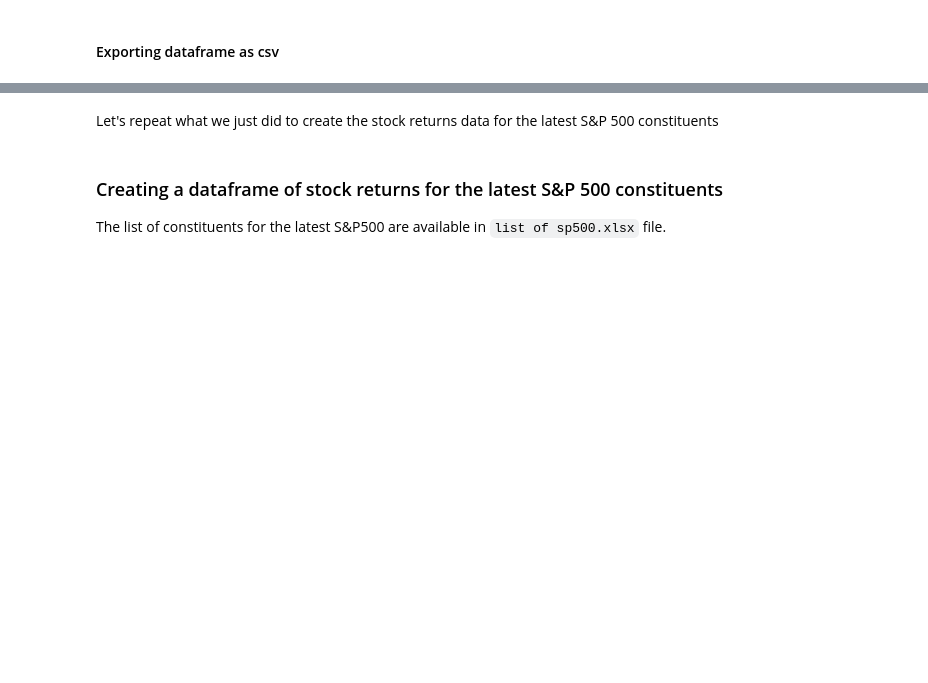
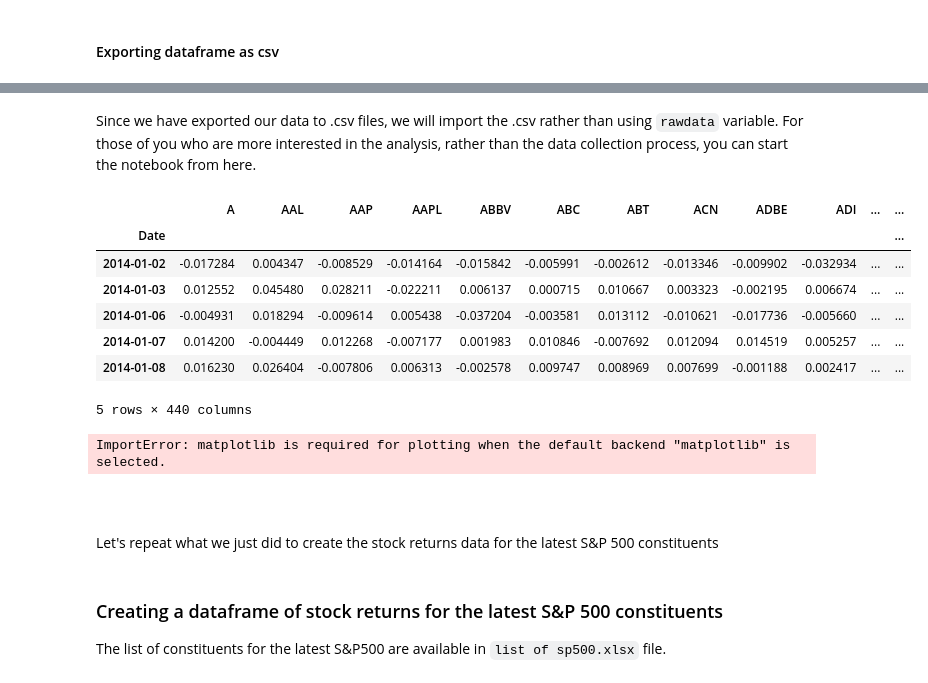
Before and after one commit to Sungbinyouk/UCSB-PSTAT234-2021S-Final-Project-Stock, a Jupyter notebook: Examining Monday Effect.ipynb, the cells around one changed output, grey strips where cells are left out. Drawn from its saved outputs; the diff is of its cells as text; code cells hidden in the pictures; blank space fills up the shorter version.

```diff
--- a/Examining Monday Effect.ipynb
+++ b/Examining Monday Effect.ipynb
@@ -198,3 +272,27 @@ stacked_rawdata.to_csv('SP500_2014_2017_stacked.csv')
+# %% [markdown]
+Since we have exported our data to .csv files, we will import the .csv rather than using `rawdata` variable. For those of you who are more interested in the analysis, rather than the data collection process, you can start the notebook from here.
+# %%
+# We will the log returns of the constituents and dropping the industry level
+multilevel = pd.read_csv('SP500_2014_2017_multilevel.csv', header=[0,1,2], index_col=0)
+logret = multilevel['logreturn'].droplevel(0, axis =1)
+logret.head()
+# %% [output]
+|  | A | AAL | AAP | AAPL | ABBV | ABC | ABT | ACN | ADBE | ADI | ... | ... |
+| Date |  |  |  |  |  |  |  |  |  |  |  | ... |
+| 2014-01-02 | -0.017284 | 0.004347 | -0.008529 | -0.014164 | -0.015842 | -0.005991 | -0.002612 | -0.013346 | -0.009902 | -0.032934 | ... | ... |
+| 2014-01-03 | 0.012552 | 0.045480 | 0.028211 | -0.022211 | 0.006137 | 0.000715 | 0.010667 | 0.003323 | -0.002195 | 0.006674 | ... | ... |
+| 2014-01-06 | -0.004931 | 0.018294 | -0.009614 | 0.005438 | -0.037204 | -0.003581 | 0.013112 | -0.010621 | -0.017736 | -0.005660 | ... | ... |
+| 2014-01-07 | 0.014200 | -0.004449 | 0.012268 | -0.007177 | 0.001983 | 0.010846 | -0.007692 | 0.012094 | 0.014519 | 0.005257 | ... | ... |
+| 2014-01-08 | 0.016230 | 0.026404 | -0.007806 | 0.006313 | -0.002578 | 0.009747 | 0.008969 | 0.007699 | -0.001188 | 0.002417 | ... | ... |
+5 rows × 440 columns
+# %%
+# Let's plotthe average returms
+np.mean(logret, axis = 1).plot()
+plt.title("Average Return For All S&P500 Companies By Day for 2014-2017")
+# %% [output]
+ImportError: matplotlib is required for plotting when the default backend "matplotlib" is selected.
+# %% [markdown]
+##
 # %% [markdown]
 Let's repeat what we just did to create the stock returns data for the latest S&P 500 constituents
 # %% [markdown]
```
Also changed, not shown: parts of 11 cells of this notebook, 4 other files.
